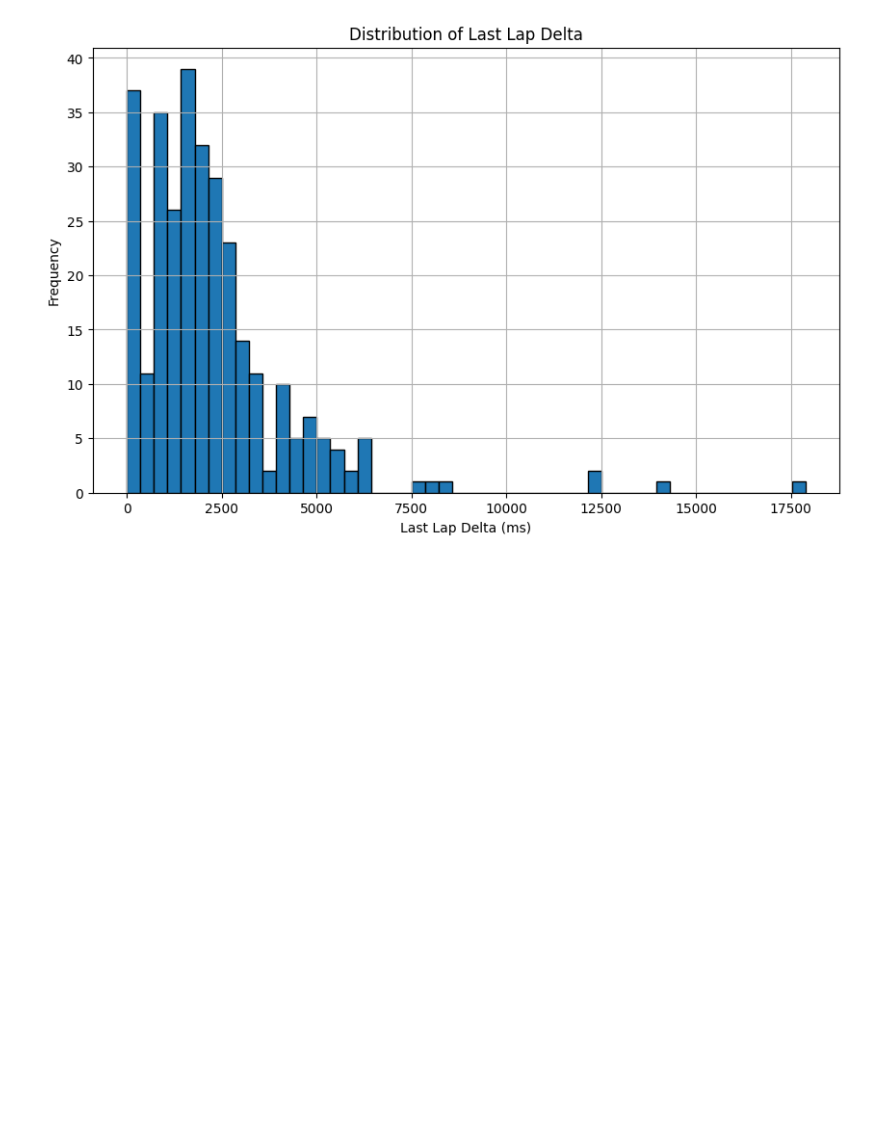
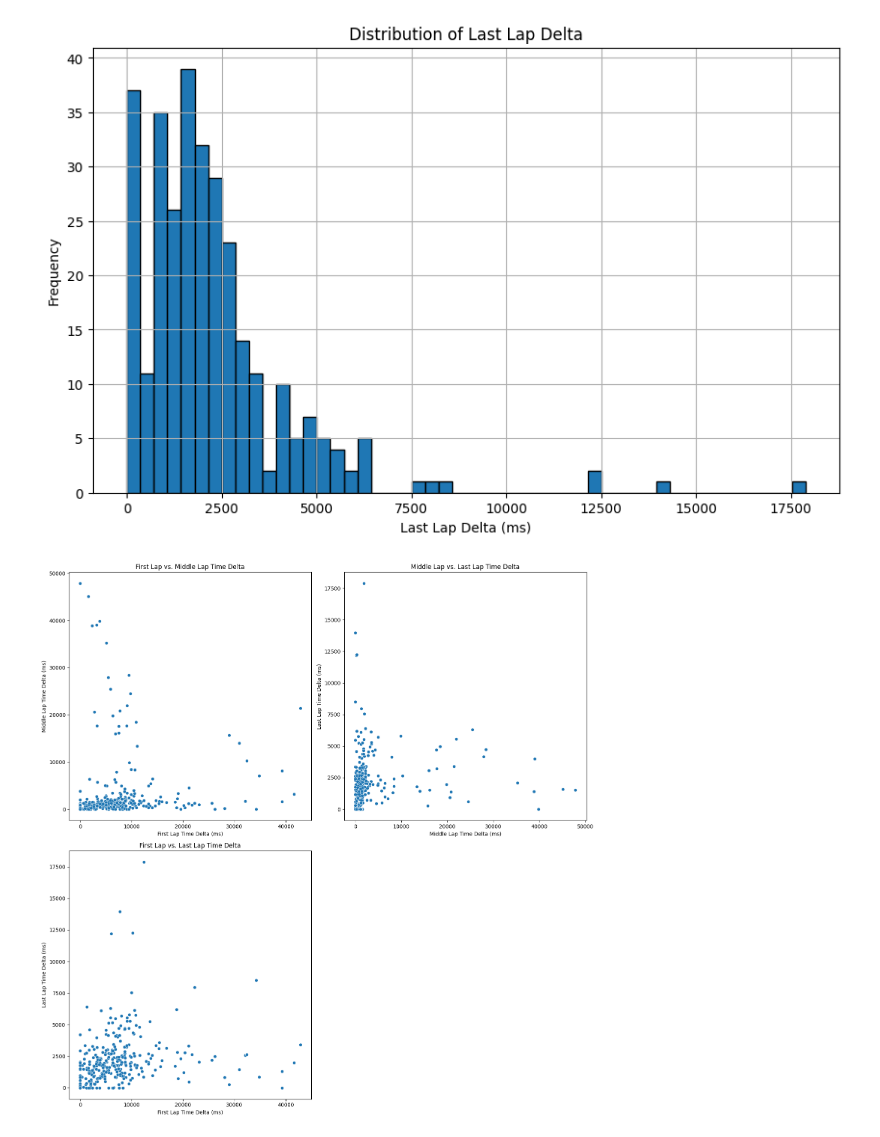
Before and after one commit to MichaelAngeloTheFirst/Formula1-Dataset-Exploration, a Jupyter notebook: f1_times.ipynb, the cells around one changed output. Cells and saved outputs as stored; diff of their text form; code cells hidden in the pictures; blank space fills up the shorter version.

Commit message:
Even more charts

```diff
--- a/f1_times.ipynb
+++ b/f1_times.ipynb
@@ -391,3 +391,49 @@ plt.grid(True)
 plt.show()
 # %% [output]
 [figure]
+# %%
+import matplotlib.pyplot as plt
+import seaborn as sns
+
+# Drop rows with NaN values to ensure valid plots
+valid_data = times_delta.dropna(subset=['firstLapDelta', 'middleLapDelta', 'lastLapDelta'])
+valid_data = valid_data[valid_data['lastLapDelta'] < 1e6]
+
+# Create a 2x2 grid of scatter plots
+plt.figure(figsize=(15, 15))
+
+# First Lap vs. Middle Lap
+plt.subplot(2, 2, 1)
+sns.scatterplot(
+    x=valid_data['firstLapDelta'],
+    y=valid_data['middleLapDelta']
+)
+plt.xlabel('First Lap Time Delta (ms)')
+plt.ylabel('Middle Lap Time Delta (ms)')
+plt.title('First Lap vs. Middle Lap Time Delta')
+
+# Middle Lap vs. Last Lap
+plt.subplot(2, 2, 2)
+sns.scatterplot(
+    x=valid_data['middleLapDelta'],
+    y=valid_data['lastLapDelta']
+)
+plt.xlabel('Middle Lap Time Delta (ms)')
+plt.ylabel('Last Lap Time Delta (ms)')
+plt.title('Middle Lap vs. Last Lap Time Delta')
+
+# First Lap vs. Last Lap
+plt.subplot(2, 2, 3)
+sns.scatterplot(
+    x=valid_data['firstLapDelta'],
+    y=valid_data['lastLapDelta']
+)
+plt.xlabel('First Lap Time Delta (ms)')
+plt.ylabel('Last Lap Time Delta (ms)')
+plt.title('First Lap vs. Last Lap Time Delta')
+
+# Adjust layout and show the plots
+plt.tight_layout()
+plt.show()
+# %% [output]
+[figure, added]
```
